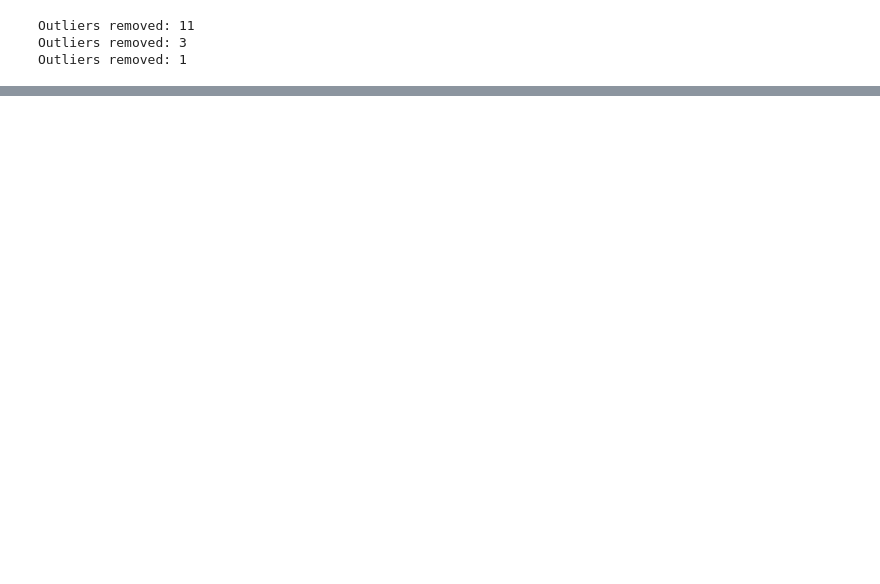
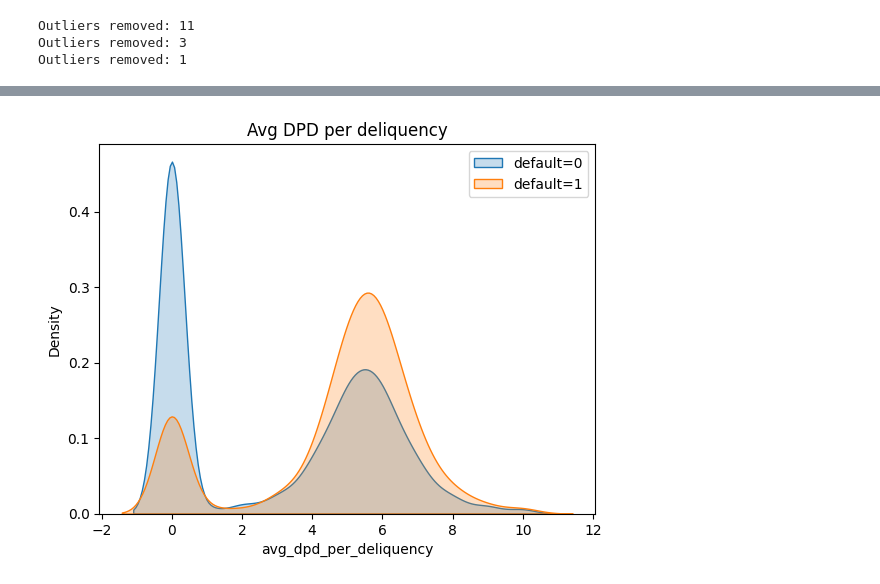
Before and after one commit to HMurawski/Credit-Score-Modelling, a Jupyter notebook: notebooks/03_feature_engineering.ipynb, the cells around one changed output, grey strips where cells are left out. Saved outputs shown, nothing was run; the diff lists cells and outputs as text; code cells hidden in the pictures; blank space fills up the shorter version.

```diff
--- a/notebooks/03_feature_engineering.ipynb
+++ b/notebooks/03_feature_engineering.ipynb
@@ -45,0 +93,4 @@ Outliers removed: 1
+# %%
+df_train["avg_dpd_per_deliquency"] = np.where(df_train["delinquent_months"] != 0,
+                                              df_train["total_dpd"] / df_train["delinquent_months"], 0)
+df_train["avg_dpd_per_deliquency"].describe()
@@ -45,0 +107,8 @@ Outliers removed: 1
+# %%
+sns.kdeplot(df_train[df_train["default"] == 0]["avg_dpd_per_deliquency"], fill=True, label='default=0')
+sns.kdeplot(df_train[df_train["default"] == 1]["avg_dpd_per_deliquency"], fill=True, label='default=1')
+plt.title(f"Avg DPD per deliquency")
+plt.legend()
+plt.show()
+# %% [output]
+[figure, added]
```
Also changed, not shown: parts of 9 cells of this notebook, 1 other file.
